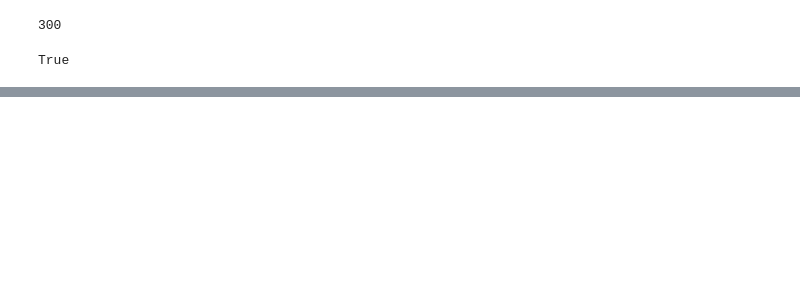
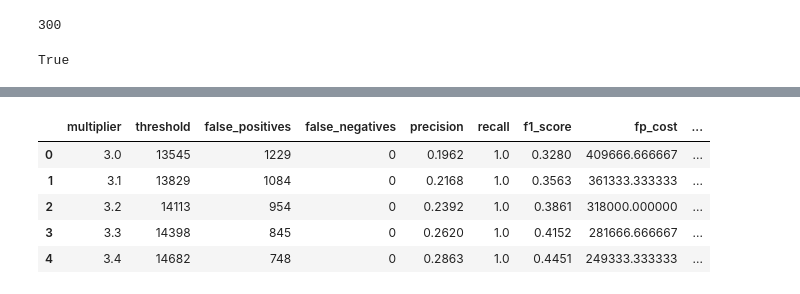
Before and after one commit to yisoonshin/Cream, a Jupyter notebook: Sandbox.ipynb, the cells around one changed output, grey strips where cells are left out. Saved outputs shown, nothing was run; the diff lists cells and outputs as text; code cells hidden in the pictures; blank space fills up the shorter version.

```diff
--- a/Sandbox.ipynb
+++ b/Sandbox.ipynb
@@ -147,0 +189,14 @@ df.iloc[0,:].magnitude
+# %%
+eval_df['weighted_fn'] = eval_df.false_negatives * 10
+eval_df['total_weighted_errors'] = eval_df.false_positives + eval_df.weighted_fn
+eval_df['weighted_f1'] = (1 + FN_ratio) * (eval_df.precision * eval_df.recall) / \
+    ((eval_df.precision * FN_ratio) + eval_df.recall)
+
+eval_df.head()
+# %% [output]
+|  | multiplier | threshold | false_positives | false_negatives | precision | recall | f1_score | fp_cost | ... |
+| 0 | 3.0 | 13545 | 1229 | 0 | 0.1962 | 1.0 | 0.3280 | 409666.666667 | ... |
+| 1 | 3.1 | 13829 | 1084 | 0 | 0.2168 | 1.0 | 0.3563 | 361333.333333 | ... |
+| 2 | 3.2 | 14113 | 954 | 0 | 0.2392 | 1.0 | 0.3861 | 318000.000000 | ... |
+| 3 | 3.3 | 14398 | 845 | 0 | 0.2620 | 1.0 | 0.4152 | 281666.666667 | ... |
+| 4 | 3.4 | 14682 | 748 | 0 | 0.2863 | 1.0 | 0.4451 | 249333.333333 | ... |
```
Also changed, not shown: parts of 11 cells of this notebook, 3 other files.
